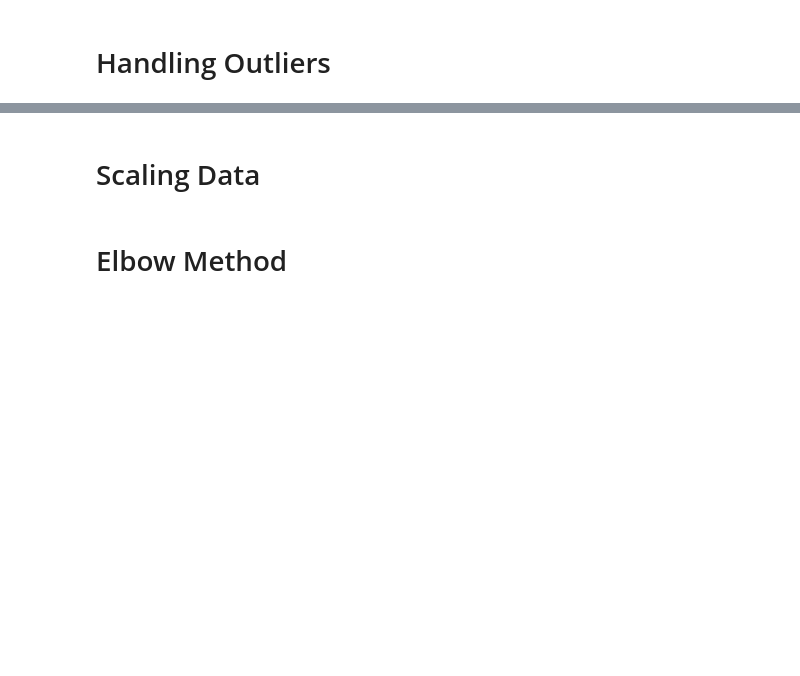
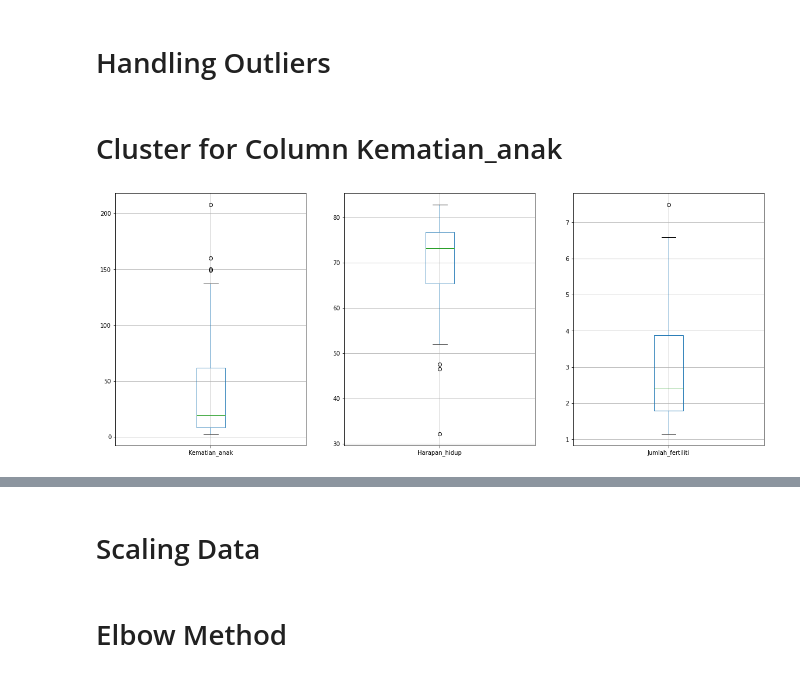
Before and after one commit to benidictusgalihmp/DS-SanberCode, a Jupyter notebook: Final Project/src/W04_F01.ipynb, the cells around one changed output, grey strips where cells are left out. Saved outputs shown, nothing was run; the diff lists cells and outputs as text; code cells hidden in the pictures; blank space fills up the shorter version.

Commit message:
Checkpoint 3D visualization

```diff
--- a/Final Project/src/W04_F01.ipynb
+++ b/Final Project/src/W04_F01.ipynb
@@ -303,0 +334,22 @@ Retrieved data for deep analysis:
+# %%
+# Dataframe each focused analysis
+dfdeath = df[['Negara', 'Kematian_anak', "Harapan_hidup", "Jumlah_fertiliti"]].copy()
+dfekspor = df[['Negara','Ekspor', 'Impor', "Pendapatan"]].copy()
+dfgdp = df[['Negara', 'GDPperkapita', "Pendapatan", "Harapan_hidup"]].copy()
+# %% [markdown]
+<h1>Cluster for Column Kematian_anak</h1>
+# %%
+# Data visualization before handling outliers
+
+# Create canvas with 1-D array axes
+fig, axes = plt.subplots(nrows=1, ncols=3, figsize=(20,8))
+
+# Visualize the data
+# initializing the axes index
+i = 0
+for col in dfdeath.columns:
+    if(col != 'Negara'):
+        dfdeath.boxplot(column=col, ax=axes[i])
+        i += 1
+# %% [output]
+[figure, added]
```
Also changed, not shown: parts of 14 cells of this notebook.
